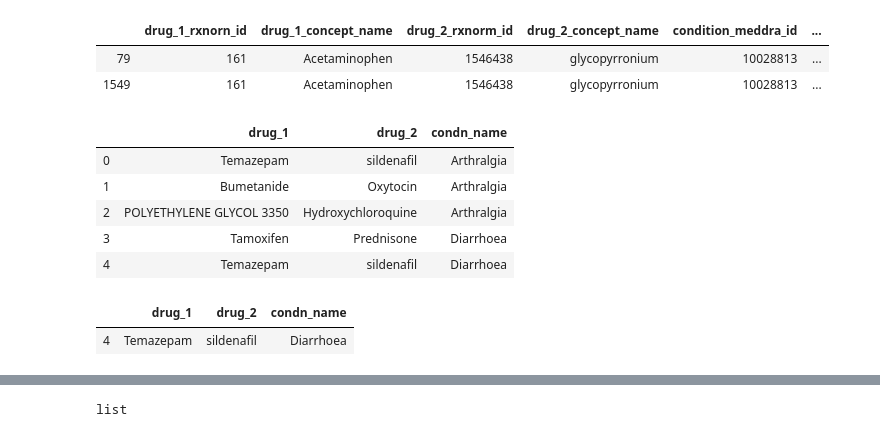
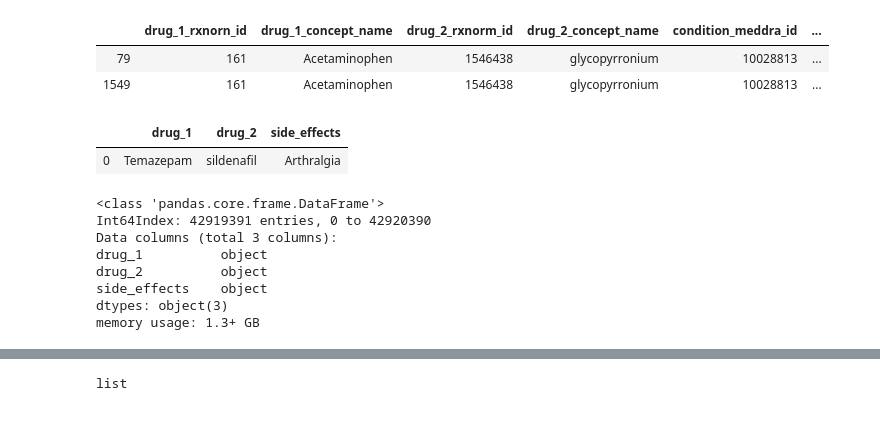
Before and after one commit to suneethi80/drug_side_effects_predictionmodel_nss, a Jupyter notebook: 2_drug_side_effects_two_sides_chemstr_merge.ipynb, the cells around one changed output, grey strips where cells are left out. Drawn from its saved outputs; the diff is of its cells as text; code cells hidden in the pictures.

```diff
--- a/2_drug_side_effects_two_sides_chemstr_merge.ipynb
+++ b/2_drug_side_effects_two_sides_chemstr_merge.ipynb
@@ -42,15 +65,11 @@ two_sides=two_sides_full.drop(['A', 'B', 'C', 'D', 'PRR', 'PRR_error', \
                          'drug_2_rxnorm_id', 'condition_meddra_id'], axis=1)
 # %%
 #rename columns
-two_sides.columns=['drug_1', 'drug_2', 'condn_name']
+two_sides.columns=['drug_1', 'drug_2', 'side_effects']
 # %%
-two_sides.head()
+two_sides.head(1)
 # %% [output]
-|  | drug_1 | drug_2 | condn_name |
+|  | drug_1 | drug_2 | side_effects |
 | 0 | Temazepam | sildenafil | Arthralgia |
-| 1 | Bumetanide | Oxytocin | Arthralgia |
-| 2 | POLYETHYLENE GLYCOL 3350 | Hydroxychloroquine | Arthralgia |
-| 3 | Tamoxifen | Prednisone | Diarrhoea |
-| 4 | Temazepam | sildenafil | Diarrhoea |
 # %%
 #There are duplicates for certain drug pairs: remove duplicates
@@ -58,6 +76,0 @@ two_sides=two_sides.drop_duplicates(subset=['drug_1', 'drug_2', 'condn_name'])
-# %%
-two_sides.query('(drug_1=="Temazepam") & \
-(drug_2=="sildenafil") &(condn_name=="Diarrhoea")')
-# %% [output]
-|  | drug_1 | drug_2 | condn_name |
-| 4 | Temazepam | sildenafil | Diarrhoea |
@@ -63,0 +82,11 @@ two_sides.query('(drug_1=="Temazepam") & \
+# %%
+two_sides.info()
+# %% [output]
+<class 'pandas.core.frame.DataFrame'>
+Int64Index: 42919391 entries, 0 to 42920390
+Data columns (total 3 columns):
+drug_1          object
+drug_2          object
+side_effects    object
+dtypes: object(3)
+memory usage: 1.3+ GB
```
Also changed, not shown: parts of 72 cells of this notebook.
